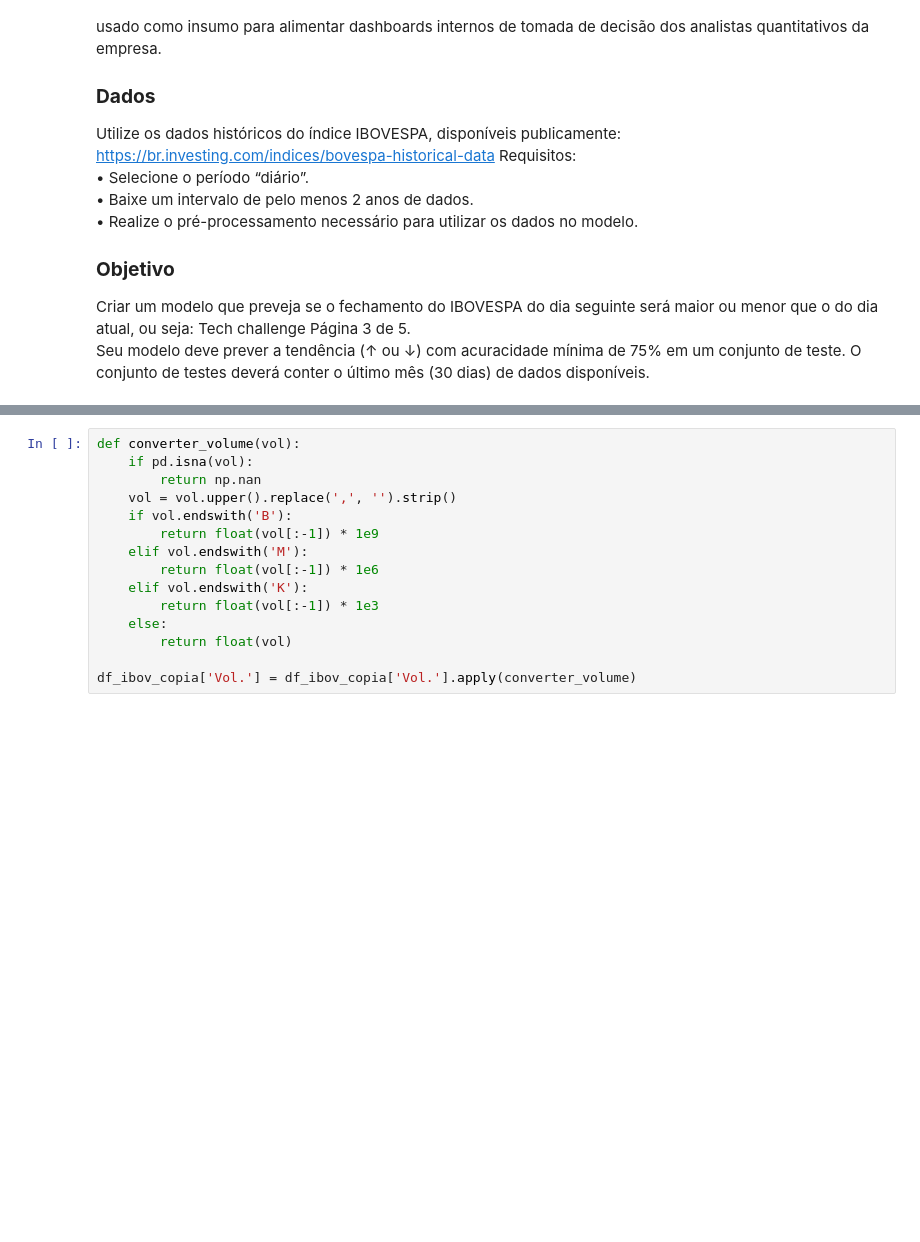
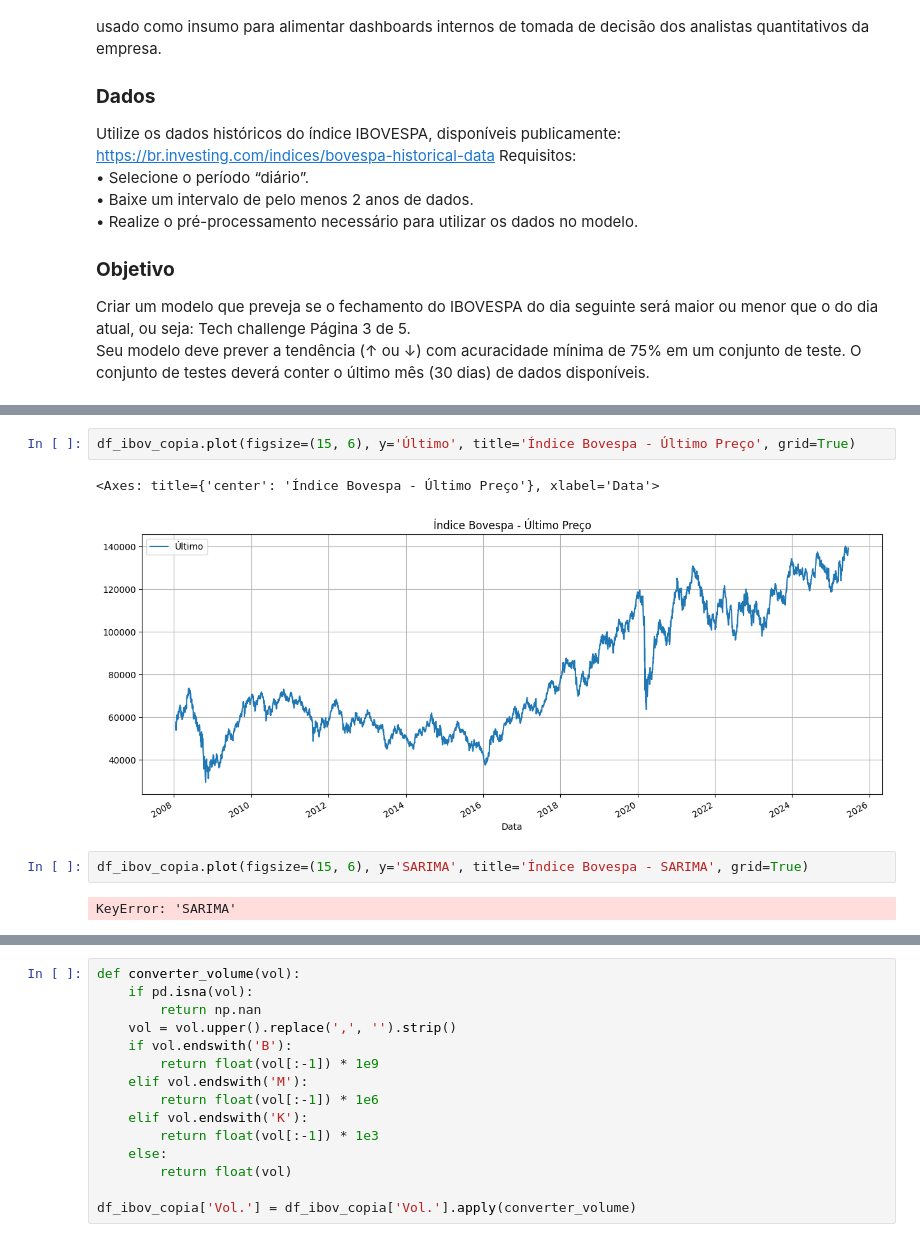
Before and after one commit to JacksonvBarbosa/Analise_Indice_Ibovespa, a Jupyter notebook: Codigo/DadosIbovespa.ipynb, the cells around one changed output, grey strips where cells are left out. Drawn from its saved outputs; the diff is of its cells as text; blank space fills up the shorter version.

```diff
--- a/Codigo/DadosIbovespa.ipynb
+++ b/Codigo/DadosIbovespa.ipynb
@@ -90,0 +119,9 @@ df_ibov_copia['Data'] = pd.to_datetime(df_ibov_copia['Data'], format='%d/%m/%Y')
+# %%
+df_ibov_copia.plot(figsize=(15, 6), y='Último', title='Índice Bovespa - Último Preço', grid=True)
+# %% [output]
+<Axes: title={'center': 'Índice Bovespa - Último Preço'}, xlabel='Data'>
+[figure, added]
+# %%
+df_ibov_copia.plot(figsize=(15, 6), y='SARIMA', title='Índice Bovespa - SARIMA', grid=True)
+# %% [output]
+KeyError: 'SARIMA'
```
Also changed, not shown: parts of 25 cells of this notebook.
